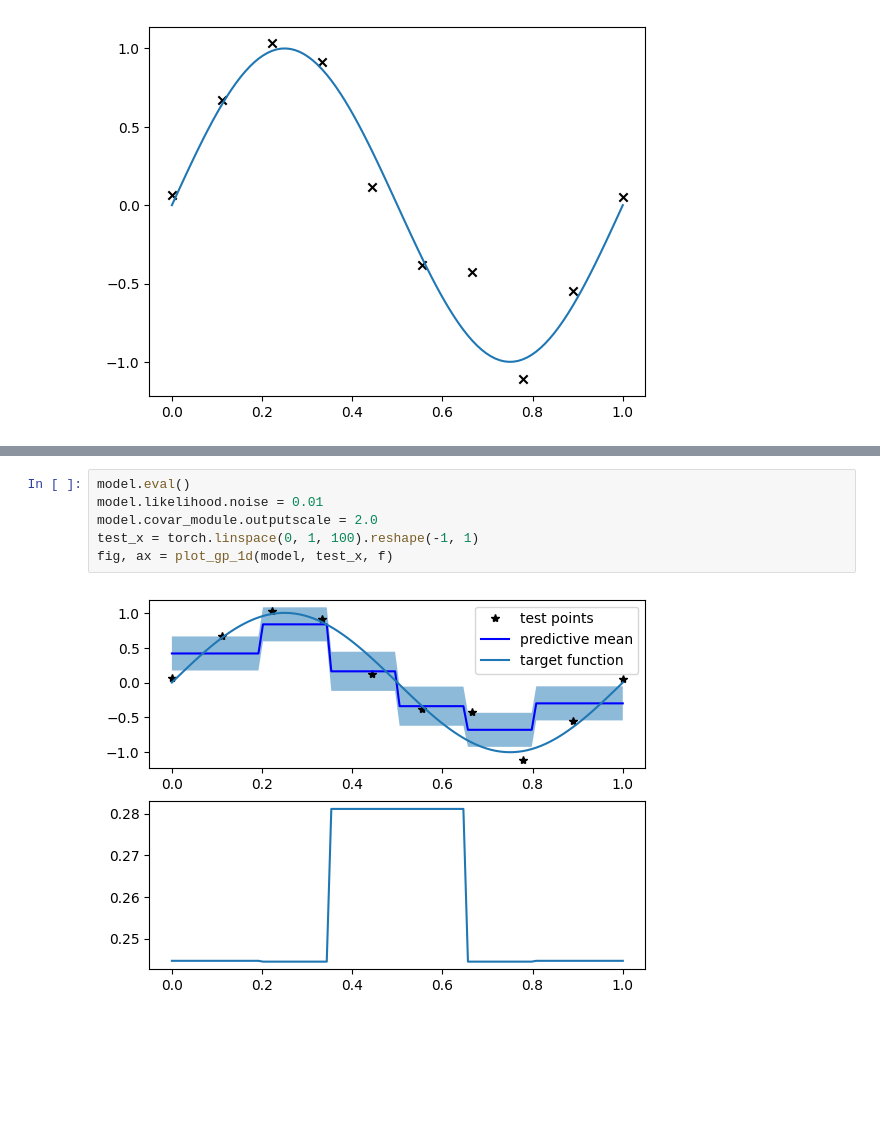
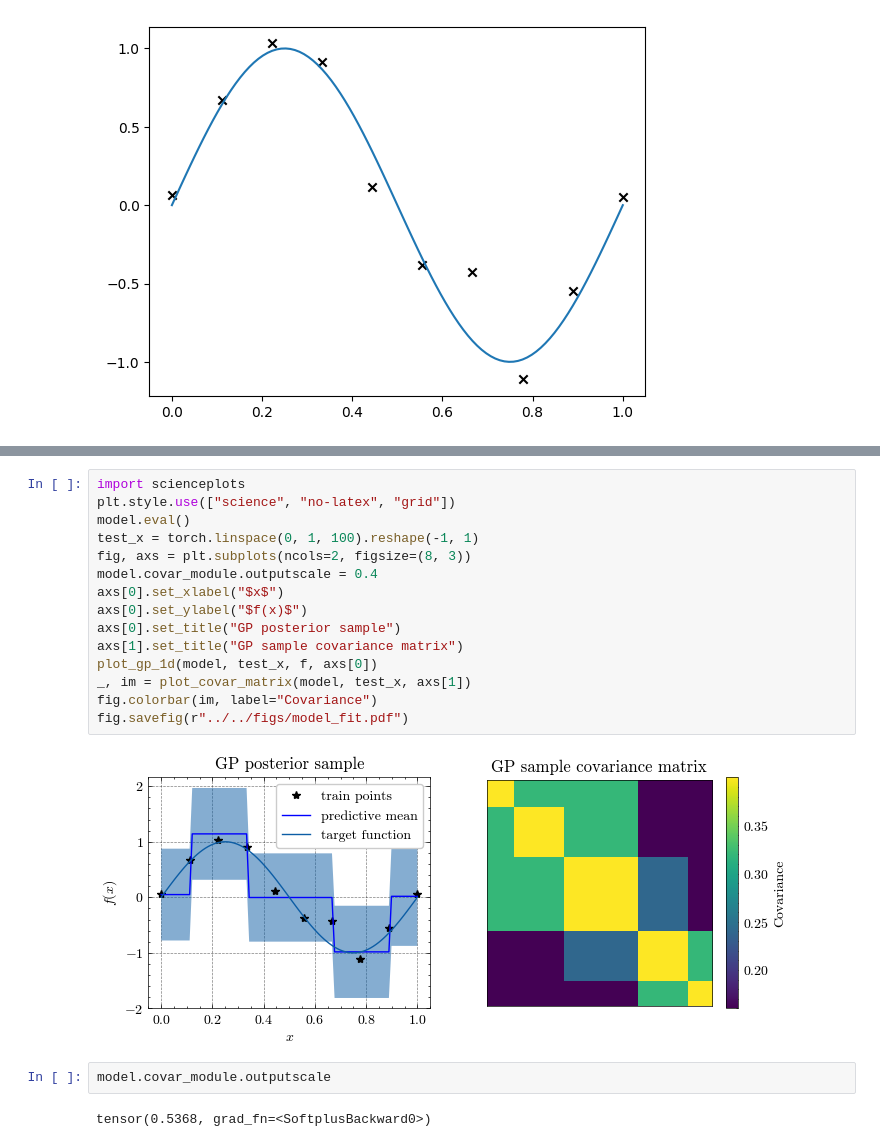
Before and after one commit to TobyBoyne/bark, a Jupyter notebook: examples/notebooks/bart_demo.ipynb, the cells around one changed output, grey strips where cells are left out. Saved outputs shown, nothing was run; the diff lists cells and outputs as text; blank space fills up the shorter version.

```diff
--- a/examples/notebooks/bart_demo.ipynb
+++ b/examples/notebooks/bart_demo.ipynb
@@ -81,8 +65,21 @@ plt.legend()
-# %%
-model.eval()
-model.likelihood.noise = 0.01
-model.covar_module.outputscale = 2.0
-test_x = torch.linspace(0, 1, 100).reshape(-1, 1)
-fig, ax = plot_gp_1d(model, test_x, f)
-# %% [output]
-[figure, removed]
+# %%
+import scienceplots
+plt.style.use(["science", "no-latex", "grid"])
+model.eval()
+test_x = torch.linspace(0, 1, 100).reshape(-1, 1)
+fig, axs = plt.subplots(ncols=2, figsize=(8, 3))
+model.covar_module.outputscale = 0.4
+axs[0].set_xlabel("$x$")
+axs[0].set_ylabel("$f(x)$")
+axs[0].set_title("GP posterior sample")
+axs[1].set_title("GP sample covariance matrix")
+plot_gp_1d(model, test_x, f, axs[0])
+_, im = plot_covar_matrix(model, test_x, axs[1])
+fig.colorbar(im, label="Covariance")
+fig.savefig(r"../../figs/model_fit.pdf")
+# %% [output]
+[figure, added]
+# %%
+model.covar_module.outputscale
+# %% [output]
+tensor(0.5368, grad_fn=<SoftplusBackward0>)
```
Also changed, not shown: parts of 7 cells of this notebook, 5 other files.
